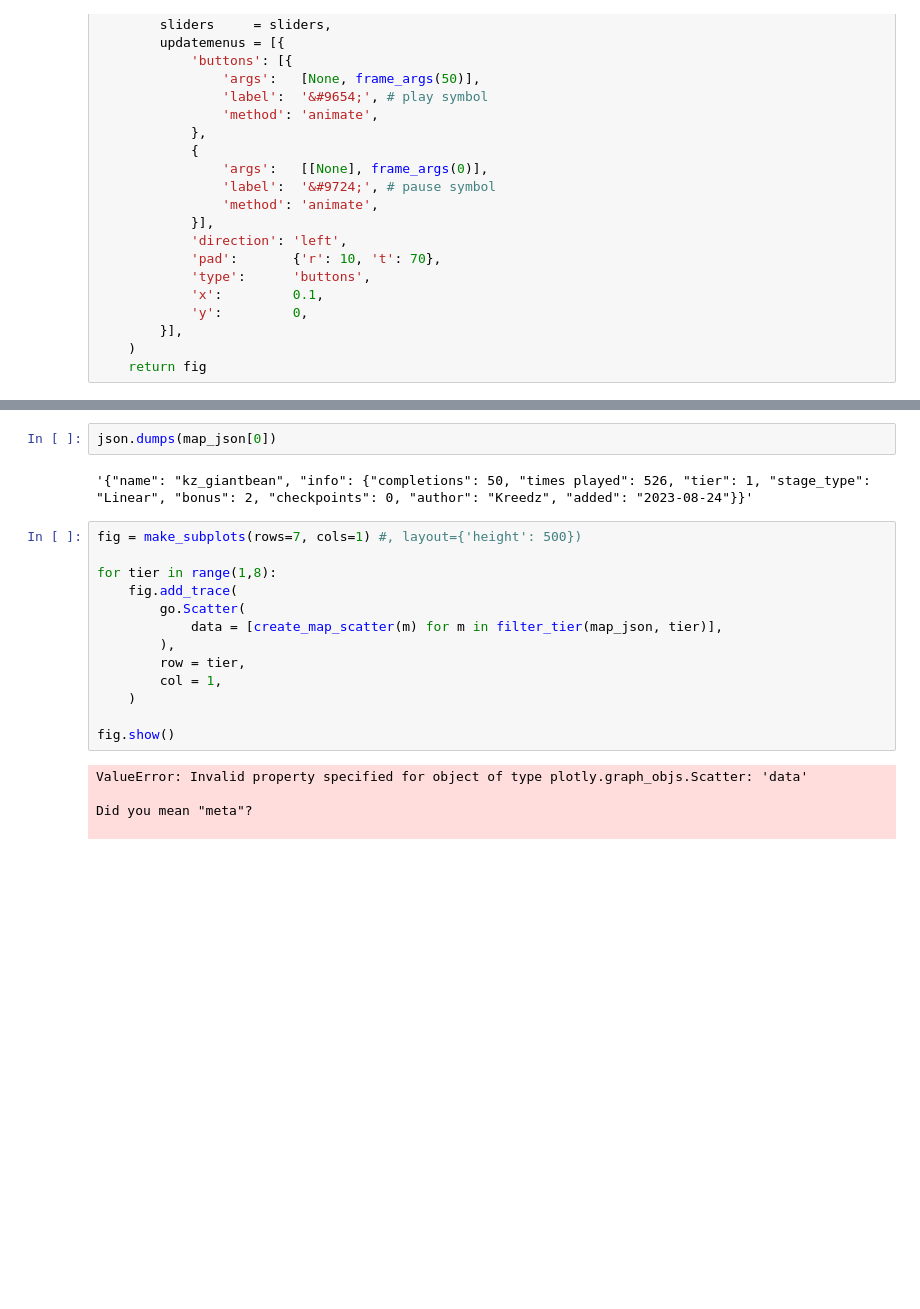
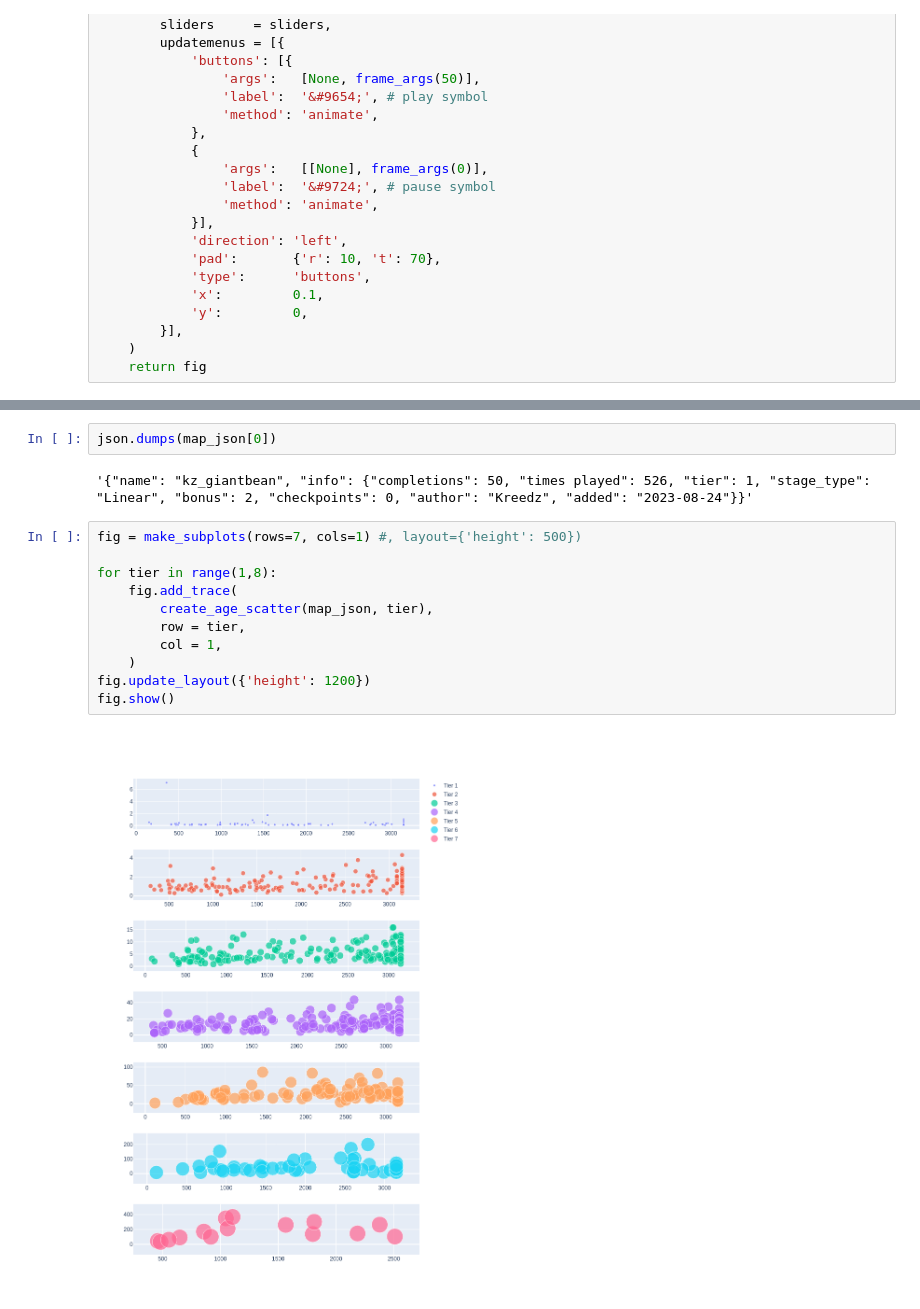
Before and after one commit to tmck-code/tmck-code.github.io, a Jupyter notebook: articles/20240813_visualising_surf_map_difficulty/graph.ipynb, the cells around one changed output, grey strips where cells are left out. Drawn from its saved outputs; the diff is of its cells as text; blank space fills up the shorter version.

```diff
--- a/articles/20240813_visualising_surf_map_difficulty/graph.ipynb
+++ b/articles/20240813_visualising_surf_map_difficulty/graph.ipynb
@@ -127,22 +127,17 @@ fig.show()
-# %%
-json.dumps(map_json[0])
-# %% [output]
-'{"name": "kz_giantbean", "info": {"completions": 50, "times played": 526, "tier": 1, "stage_type": "Linear", "bonus": 2, "checkpoints": 0, "author": "Kreedz", "added": "2023-08-24"}}'
+# %%
+json.dumps(map_json[0])
+# %% [output]
+'{"name": "kz_giantbean", "info": {"completions": 50, "times played": 526, "tier": 1, "stage_type": "Linear", "bonus": 2, "checkpoints": 0, "author": "Kreedz", "added": "2023-08-24"}}'
 # %%
 fig = make_subplots(rows=7, cols=1) #, layout={'height': 500})
 
 for tier in range(1,8):
     fig.add_trace(
-        go.Scatter(
-            data = [create_map_scatter(m) for m in filter_tier(map_json, tier)],
-        ),
+        create_age_scatter(map_json, tier),
         row = tier,
         col = 1,
     )
-
+fig.update_layout({'height': 1200})
 fig.show()
 # %% [output]
-ValueError: Invalid property specified for object of type plotly.graph_objs.Scatter: 'data'
-
-Did you mean "meta"?
-
+[figure, added]
```
Also changed, not shown: parts of 6 cells of this notebook.
